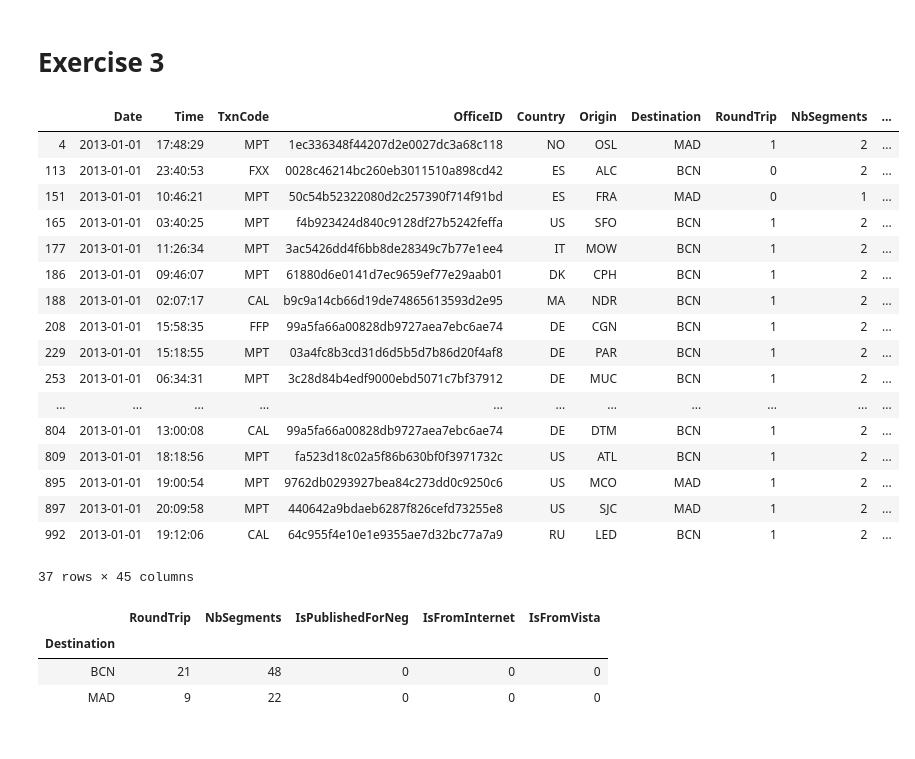
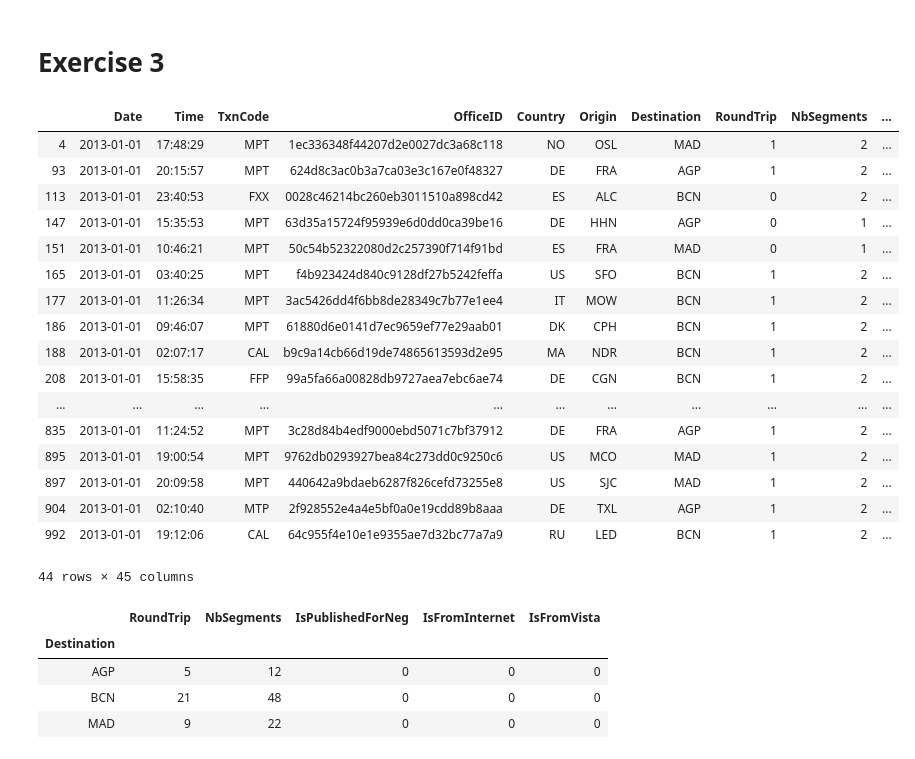
Before and after one commit to daniel-isidro/amadeus_challenge, a Jupyter notebook: amadeus_challenge.ipynb, the cells around one changed output. Drawn from its saved outputs; the diff is of its cells as text; code cells hidden in the pictures.

Commit message:
solution of exercise 3 for reduced dataset

```diff
--- a/amadeus_challenge.ipynb
+++ b/amadeus_challenge.ipynb
@@ -301,32 +301,33 @@ df_searches_reduced = pd.read_csv('searches.csv.bz2', nrows=1000, sep='^')
 # %%
 df_searches_reduced[(df_searches_reduced['Destination'] == 'MAD') \
                     | (df_searches_reduced['Destination'] == 'BCN') \
-                    | (df_searches_reduced['Destination'] == 'MAL')]
+                    | (df_searches_reduced['Destination'] == 'AGP')]
 # %% [output]
 |  | Date | Time | TxnCode | OfficeID | Country | Origin | Destination | RoundTrip | NbSegments | ... |
 | 4 | 2013-01-01 | 17:48:29 | MPT | 1ec336348f44207d2e0027dc3a68c118 | NO | OSL | MAD | 1 | 2 | ... |
+| 93 | 2013-01-01 | 20:15:57 | MPT | 624d8c3ac0b3a7ca03e3c167e0f48327 | DE | FRA | AGP | 1 | 2 | ... |
 | 113 | 2013-01-01 | 23:40:53 | FXX | 0028c46214bc260eb3011510a898cd42 | ES | ALC | BCN | 0 | 2 | ... |
+| 147 | 2013-01-01 | 15:35:53 | MPT | 63d35a15724f95939e6d0dd0ca39be16 | DE | HHN | AGP | 0 | 1 | ... |
 | 151 | 2013-01-01 | 10:46:21 | MPT | 50c54b52322080d2c257390f714f91bd | ES | FRA | MAD | 0 | 1 | ... |
 | 165 | 2013-01-01 | 03:40:25 | MPT | f4b923424d840c9128df27b5242feffa | US | SFO | BCN | 1 | 2 | ... |
 | 177 | 2013-01-01 | 11:26:34 | MPT | 3ac5426dd4f6bb8de28349c7b77e1ee4 | IT | MOW | BCN | 1 | 2 | ... |
 | 186 | 2013-01-01 | 09:46:07 | MPT | 61880d6e0141d7ec9659ef77e29aab01 | DK | CPH | BCN | 1 | 2 | ... |
 | 188 | 2013-01-01 | 02:07:17 | CAL | b9c9a14cb66d19de74865613593d2e95 | MA | NDR | BCN | 1 | 2 | ... |
 | 208 | 2013-01-01 | 15:58:35 | FFP | 99a5fa66a00828db9727aea7ebc6ae74 | DE | CGN | BCN | 1 | 2 | ... |
-| 229 | 2013-01-01 | 15:18:55 | MPT | 03a4fc8b3cd31d6d5b5d7b86d20f4af8 | DE | PAR | BCN | 1 | 2 | ... |
-| 253 | 2013-01-01 | 06:34:31 | MPT | 3c28d84b4edf9000ebd5071c7bf37912 | DE | MUC | BCN | 1 | 2 | ... |
 | ... | ... | ... | ... | ... | ... | ... | ... | ... | ... | ... |
-| 804 | 2013-01-01 | 13:00:08 | CAL | 99a5fa66a00828db9727aea7ebc6ae74 | DE | DTM | BCN | 1 | 2 | ... |
-| 809 | 2013-01-01 | 18:18:56 | MPT | fa523d18c02a5f86b630bf0f3971732c | US | ATL | BCN | 1 | 2 | ... |
+| 835 | 2013-01-01 | 11:24:52 | MPT | 3c28d84b4edf9000ebd5071c7bf37912 | DE | FRA | AGP | 1 | 2 | ... |
 | 895 | 2013-01-01 | 19:00:54 | MPT | 9762db0293927bea84c273dd0c9250c6 | US | MCO | MAD | 1 | 2 | ... |
 | 897 | 2013-01-01 | 20:09:58 | MPT | 440642a9bdaeb6287f826cefd73255e8 | US | SJC | MAD | 1 | 2 | ... |
+| 904 | 2013-01-01 | 02:10:40 | MTP | 2f928552e4a4e5bf0a0e19cdd89b8aaa | DE | TXL | AGP | 1 | 2 | ... |
 | 992 | 2013-01-01 | 19:12:06 | CAL | 64c955f4e10e1e9355ae7d32bc77a7a9 | RU | LED | BCN | 1 | 2 | ... |
-37 rows × 45 columns
+44 rows × 45 columns
 # %%
 df_searches_reduced[(df_searches_reduced['Destination'] == 'MAD') \
                     | (df_searches_reduced['Destination'] == 'BCN') \
-                    | (df_searches_reduced['Destination'] == 'MAL')].groupby('Destination').sum()
+                    | (df_searches_reduced['Destination'] == 'AGP')].groupby('Destination').sum()
 # %% [output]
 |  | RoundTrip | NbSegments | IsPublishedForNeg | IsFromInternet | IsFromVista |
 | Destination |  |  |  |  |  |
+| AGP | 5 | 12 | 0 | 0 | 0 |
 | BCN | 21 | 48 | 0 | 0 | 0 |
 | MAD | 9 | 22 | 0 | 0 | 0 |
```
Also changed, not shown: parts of 5 cells of this notebook.
